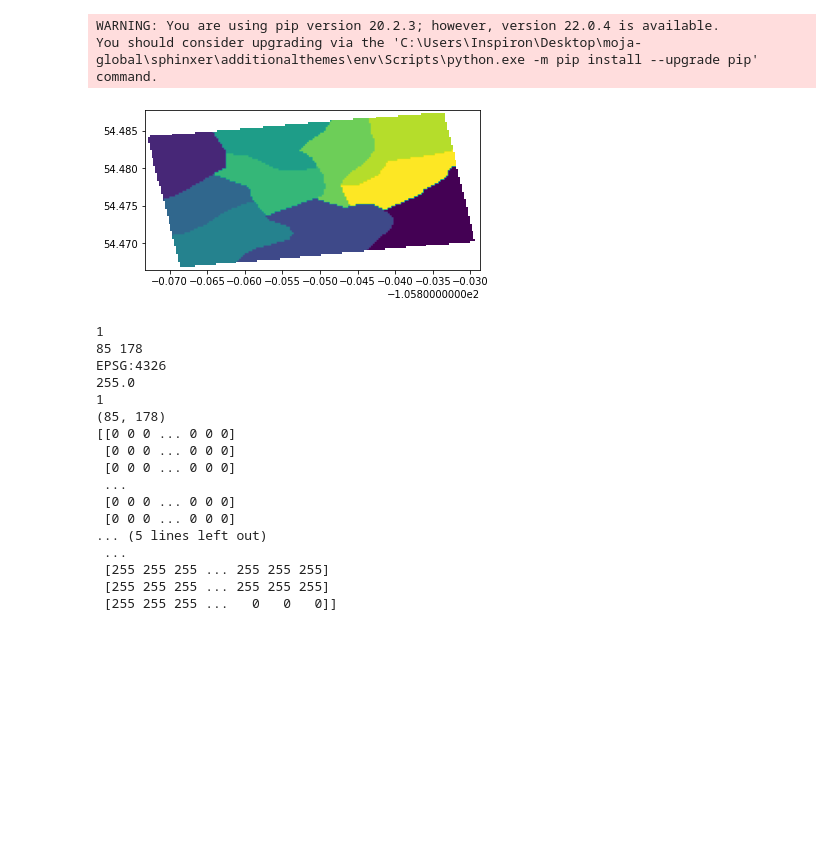
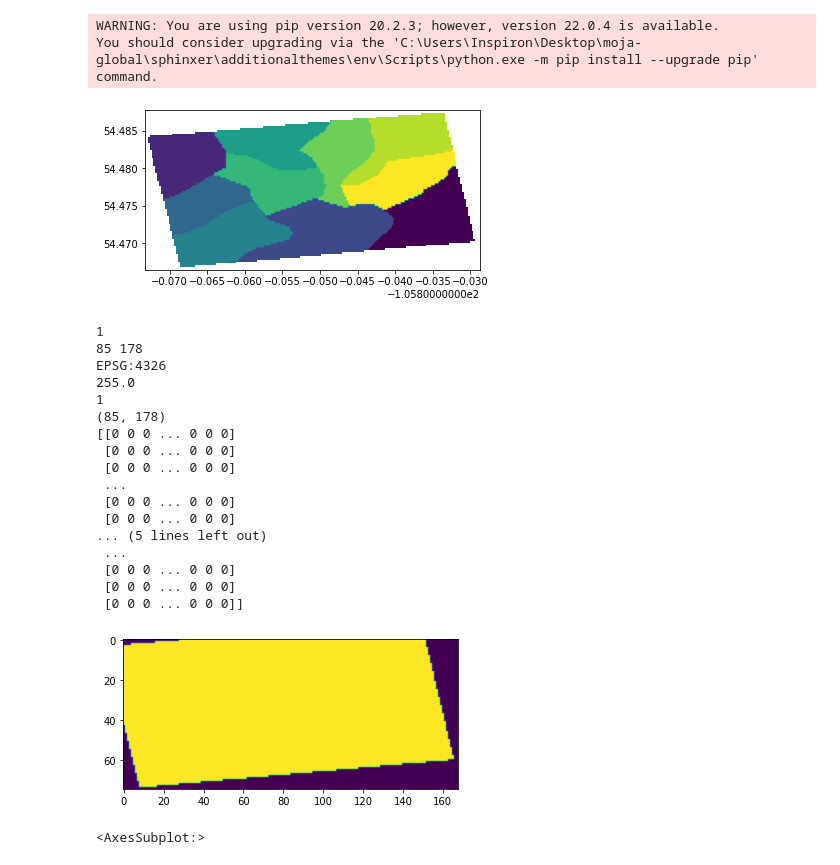
Before and after one commit to padmajabhol/LFX-mentorship-progress-tracker, a Jupyter notebook: FLINT-Datatype/Untitled.ipynb, the cells around one changed output. Cells and saved outputs as stored; diff of their text form; code cells hidden in the pictures; blank space fills up the shorter version.

```diff
--- a/FLINT-Datatype/Untitled.ipynb
+++ b/FLINT-Datatype/Untitled.ipynb
@@ -64,37 +64,40 @@ print(img.height, img.width)
 
 # CRS
 print(img.crs)
 
 # No-data
 print(img.nodata)
 
 # Raster bands
 print(img.count)
 msk = img.read_masks(1)
 print(msk.shape)
 print(msk)
 x = msk
 print("indices with non-zero elements: ",np.nonzero(x))
-print("zoom-in :", msk[40:80, 40:80])
+print("zoom-in :", msk[0:205,0:205])
+show(msk[10:405,10:405])
 # %% [output]
 [figure]
 1
 85 178
 EPSG:4326
 255.0
 1
 (85, 178)
 [[0 0 0 ... 0 0 0]
  [0 0 0 ... 0 0 0]
  [0 0 0 ... 0 0 0]
  ...
  [0 0 0 ... 0 0 0]
  [0 0 0 ... 0 0 0]
 ... (5 lines left out)
  ...
- [255 255 255 ... 255 255 255]
- [255 255 255 ... 255 255 255]
- [255 255 255 ...   0   0   0]]
+ [0 0 0 ... 0 0 0]
+ [0 0 0 ... 0 0 0]
+ [0 0 0 ... 0 0 0]]
+[figure, added]
+<AxesSubplot:>
 # %%
 fp2 = r'Classifier1_moja.tiff'
 img2 = rasterio.open(fp2)
```
Also changed, not shown: parts of 1 cell of this notebook.
